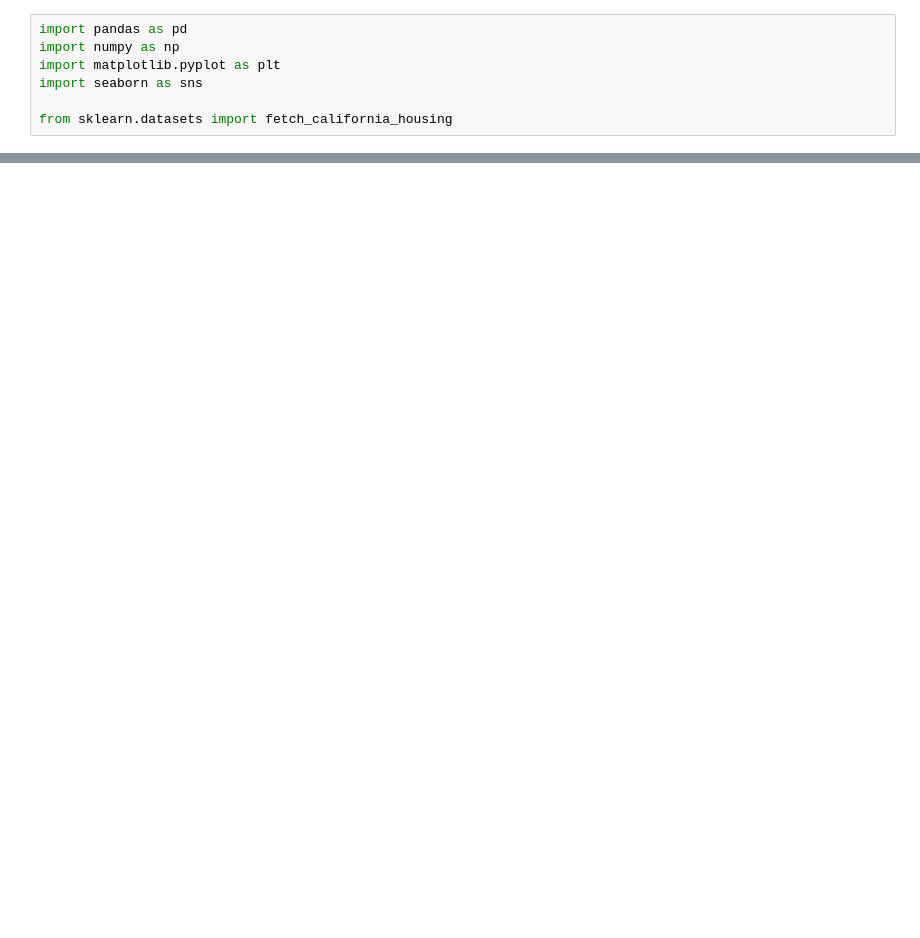
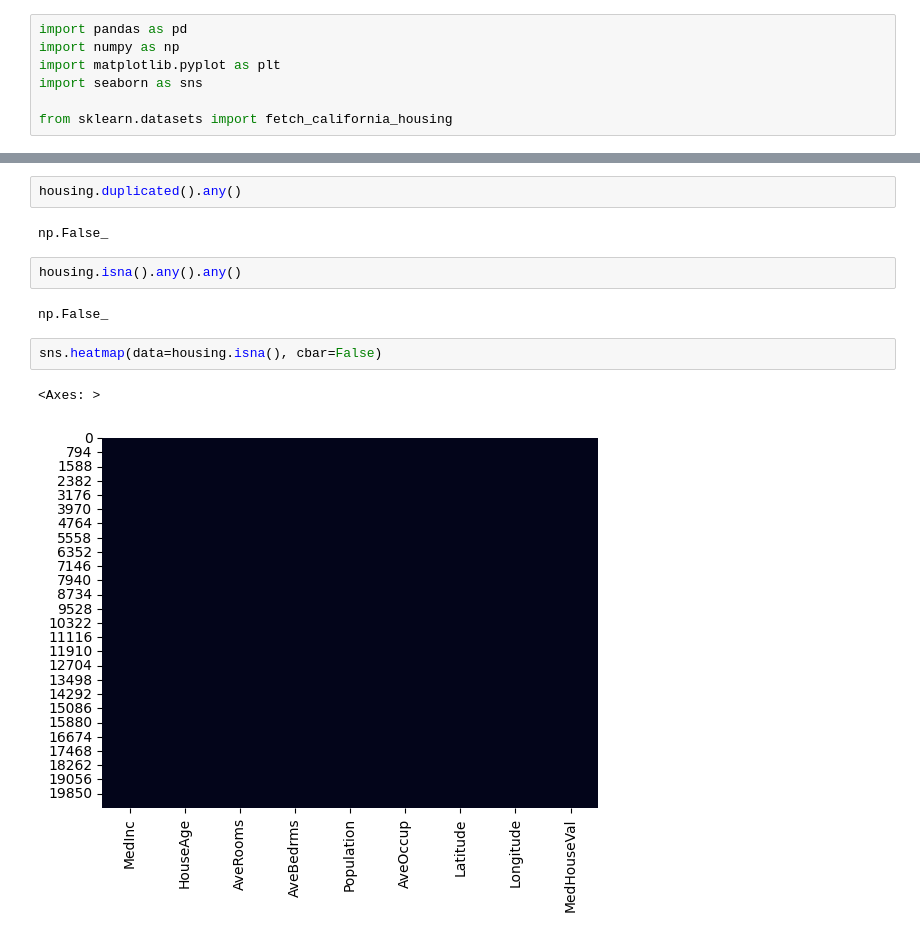
Before and after one commit to Alinejadmhdi/CaliforniaHousing, a Jupyter notebook: code/main-mhdi.ipynb, the cells around one changed output, grey strips where cells are left out. Drawn from its saved outputs; the diff is of its cells as text; blank space fills up the shorter version.

```diff
--- a/code/main-mhdi.ipynb
+++ b/code/main-mhdi.ipynb
@@ -27,0 +50,13 @@ Name: MedHouseVal, dtype: float64
+# %%
+housing.duplicated().any()
+# %% [output]
+np.False_
+# %%
+housing.isna().any().any()
+# %% [output]
+np.False_
+# %%
+sns.heatmap(data=housing.isna(), cbar=False)
+# %% [output]
+<Axes: >
+[figure, added]
```
Also changed, not shown: parts of 6 cells of this notebook.
